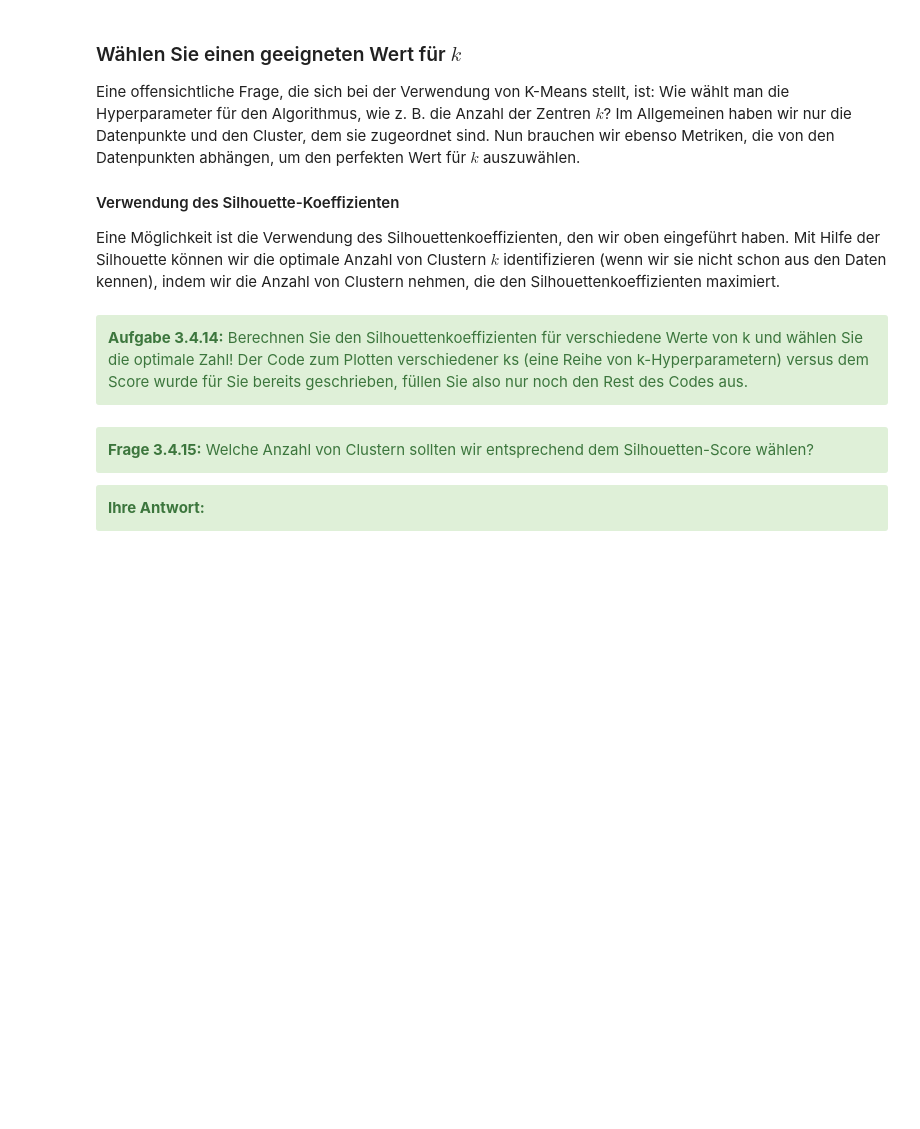
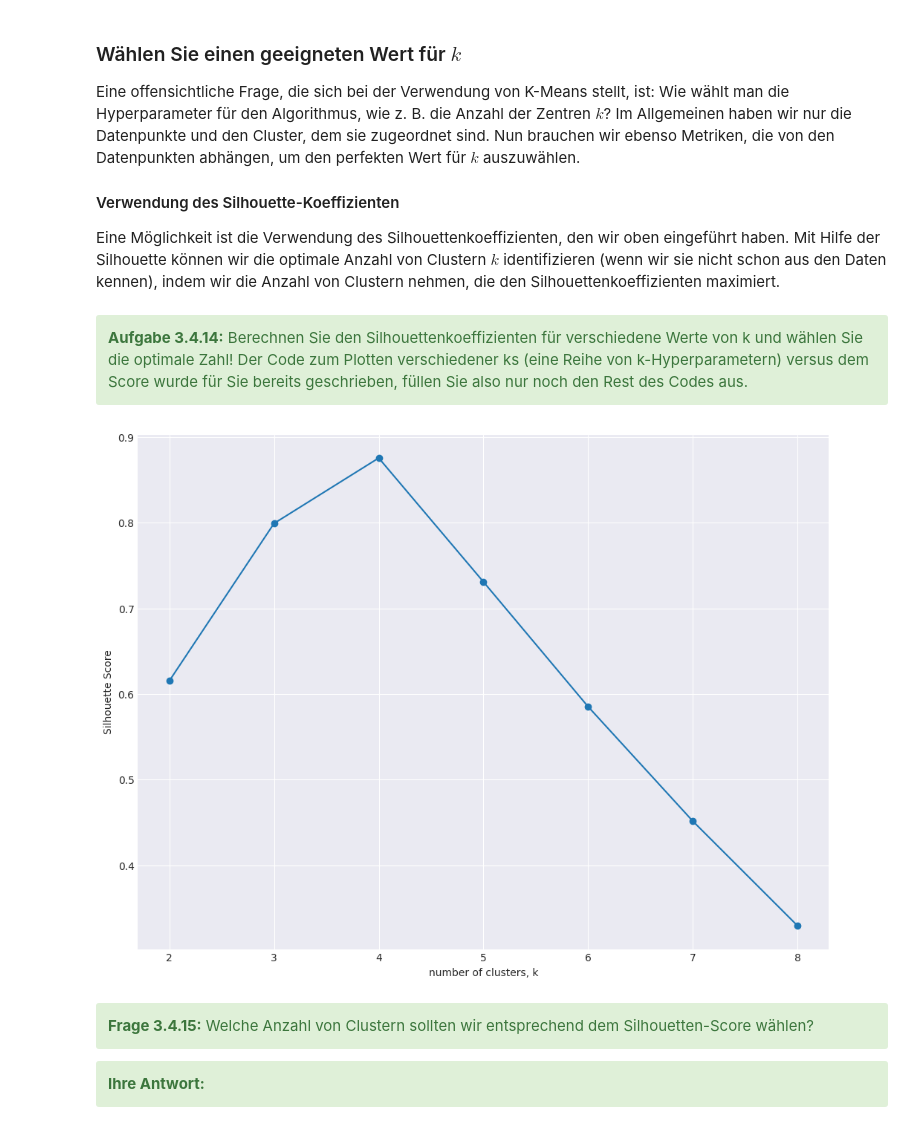
Before and after one commit to noambalul/AMALEA, a Jupyter notebook: Woche 3/4 K-Means-Clustering.ipynb, the cells around one changed output. Drawn from its saved outputs; the diff is of its cells as text; code cells hidden in the pictures; blank space fills up the shorter version.

```diff
--- a/Woche 3/4 K-Means-Clustering.ipynb
+++ b/Woche 3/4 K-Means-Clustering.ipynb
@@ -239,0 +271,9 @@ Die Silhouette eines Datenpunktes ist ein Mittelwert der Silhouettenwerte aus di
+# %%
+# STUDENT CODE HERE
+from sklearn.metrics import silhouette_score
+
+# Angenommen, X sind deine Daten und labels die Clustering-Labels vom k-Means:
+score = silhouette_score(X_blob, labels_blob)
+
+print("Silhouettenkoeffizient für diese Clustering-Lösung:", score)
+# STUDENT CODE until HERE
@@ -283,23 +335,34 @@ Eine Möglichkeit ist die Verwendung des Silhouettenkoeffizienten, den wir oben
 </div>
 # %%
 def calculate_k_silhouette(X:np.ndarray, k_min:int, k_max:int):
-# STUDENT CODE HERE
+  ks = []
+  scores = []
 
+  for k in range(k_min, k_max+1):
+    kmeans = KMeans(n_clusters=k, random_state=RANDOM_STATE)
+    labels = kmeans.fit_predict(X)
+    score = silhouette_score(X, labels)
+    ks.append(k)
+    scores.append(score)
 # STUDENT CODE until HERE
-    return ks, scores
+  return ks, scores
 # %%
 #set random state
 RANDOM_STATE = 42
 # call your function with a suitable range for k
 # STUDENT CODE HERE
-
+k_min = 2
+k_max = 8
+ks, silhouette_scores = calculate_k_silhouette(X_blob, k_min, k_max)
 # STUDENT CODE until HERE
 # Plot ks vs silhouette coefficient
 plt.plot(ks, silhouette_scores, '-o')
 plt.xlabel('number of clusters, k')
 plt.ylabel('Silhouette Score')
 plt.xticks(ks)
 plt.show()
+# %% [output]
+[figure, added]
 # %% [markdown]
 <div class="alert alert-block alert-success">
 <b>Frage 3.4.15:</b> Welche Anzahl von Clustern sollten wir entsprechend dem Silhouetten-Score wählen?
```
Also changed, not shown: parts of 18 cells of this notebook.
